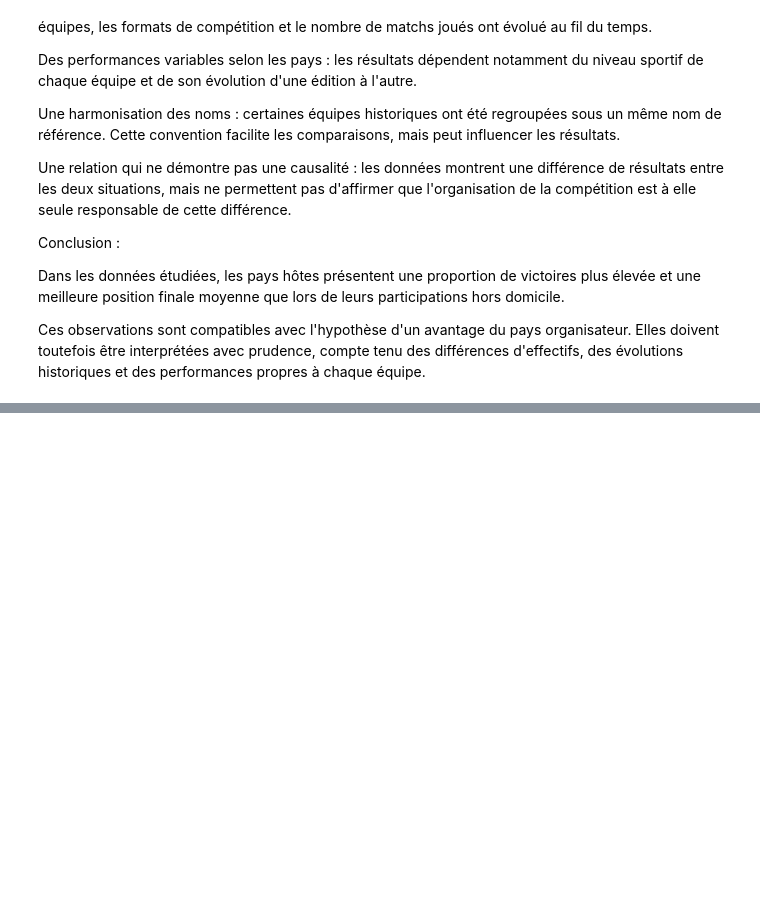
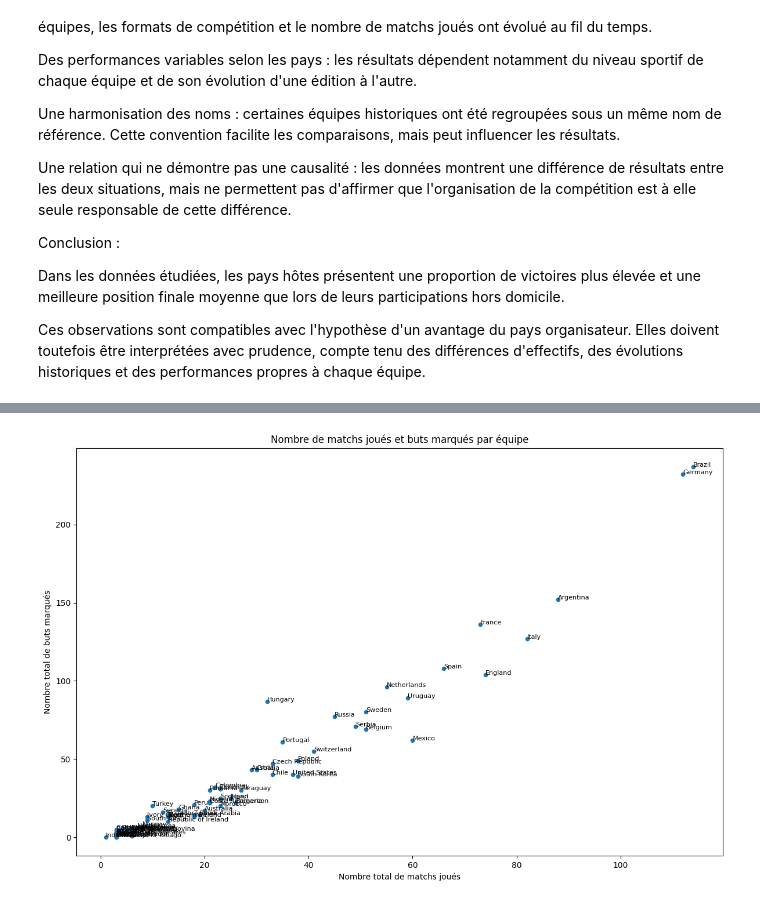
Before and after one commit to Chrilap95/Projet-fil-rouge, a Jupyter notebook: notebooks/03_analyse_fifa.ipynb, the cells around one changed output, grey strips where cells are left out. Drawn from its saved outputs; the diff is of its cells as text; code cells hidden in the pictures; blank space fills up the shorter version.

```diff
--- a/notebooks/03_analyse_fifa.ipynb
+++ b/notebooks/03_analyse_fifa.ipynb
@@ -342,0 +630,25 @@ Ces observations sont compatibles avec l'hypothèse d'un avantage du pays organi
+# %%
+bilan_equipes = df_fifa.groupby("Team_Harmonized")[
+    ["Games Played", "Goals For"]
+].sum()
+
+bilan_equipes.plot.scatter(
+    x="Games Played",
+    y="Goals For",
+    figsize=(12, 8),
+    title="Nombre de matchs joués et buts marqués par équipe"
+)
+
+for pays, ligne in bilan_equipes.iterrows():
+    plt.annotate(
+        pays,
+        (ligne["Games Played"], ligne["Goals For"]),
+        fontsize=8
+    )
+
+plt.xlabel("Nombre total de matchs joués")
+plt.ylabel("Nombre total de buts marqués")
+plt.tight_layout()
+plt.show()
+# %% [output]
+[figure, added]
```
Also changed, not shown: parts of 33 cells of this notebook.
